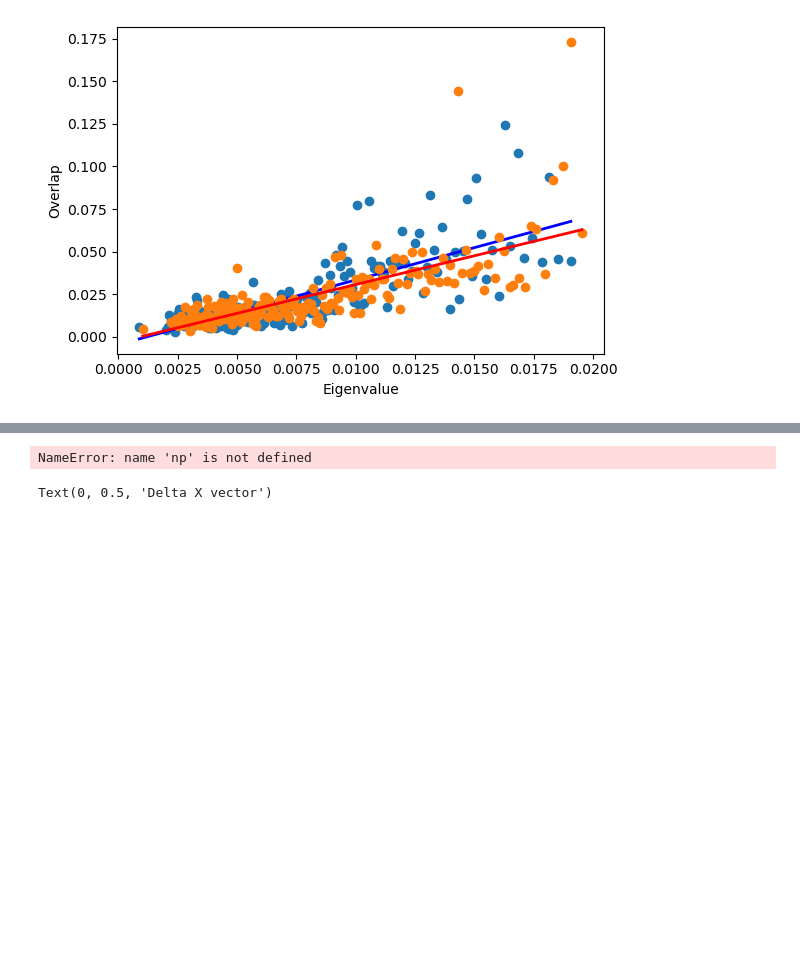
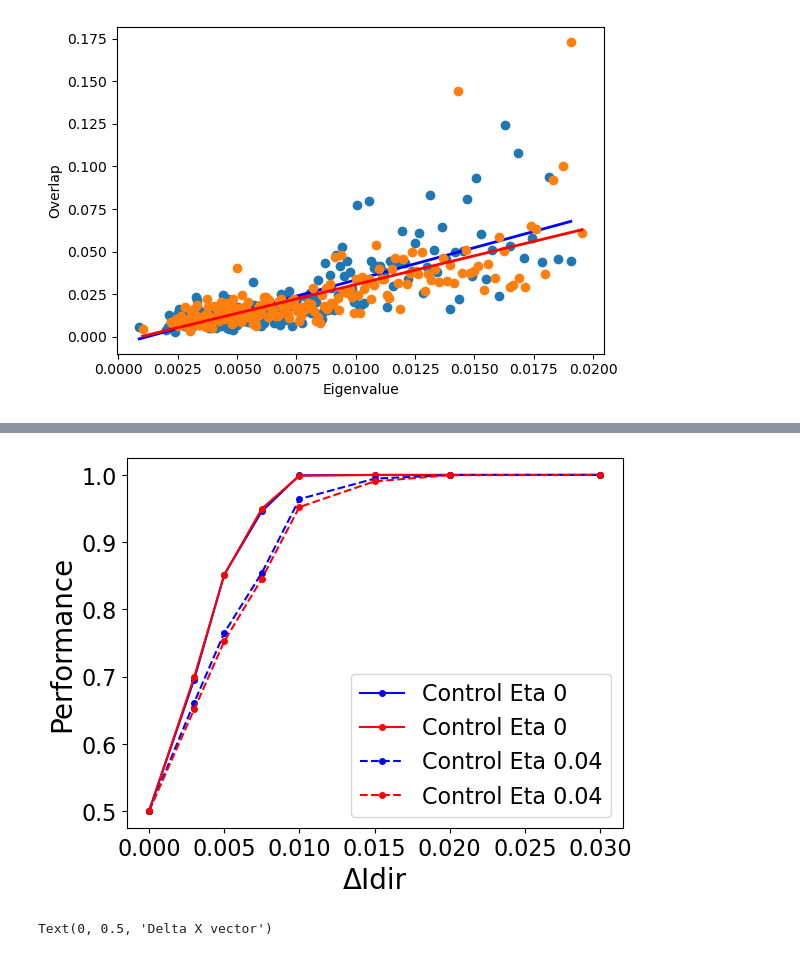
Before and after one commit to scastedo/continuous_attractor_project, a Jupyter notebook: data_analysis.ipynb, the cells around one changed output, grey strips where cells are left out. Drawn from its saved outputs; the diff is of its cells as text; code cells hidden in the pictures; blank space fills up the shorter version.

```diff
--- a/data_analysis.ipynb
+++ b/data_analysis.ipynb
@@ -737,8 +421,0 @@ HBox(children=(VBox(children=(HTML(value='<b>Trace 1</b>'), ToggleButtons(descri
-# %%
-for sigma_eta, sigma_temp in [(0.1, 0.1), (0.01, 0.0), (0.1, 0.0)]:
-    x_c, snr_c, err_c, _ = get_curve(1.0, 1.0, sigma_eta, sigma_temp, metric="snr")
-    x_f, snr_f, err_f, _ = get_curve(0.63, 1.22, sigma_eta, sigma_temp, metric="snr")
-
-    print(f"\nCondition σ_eta={sigma_eta}, σ_temp={sigma_temp}")
-    print("Control (1.0, 1.0): mean SNR =", snr_c.mean())
-    print("FR     (0.63,1.22): mean SNR =", snr_f.mean())
@@ -1217,49 +468,61 @@ def compute_snr_per_delta(state: np.ndarray, idir_values: np.ndarray, window_siz
 
     deltas, snrs = [], []
 
     # use combinations to avoid duplicate (i, j) vs (j, i); include both if you prefer symmetry
     # for idir_i, idir_j in combinations(range(idirs), 2):
     #     delta_idir = abs(idir_values[idir_i] - idir_values[idir_j])
     #     deltas.append(delta_idir)
     #     snrs.append(compute_snrs(data_avg, idir_1=idir_values[idir_i], idir_2=idir_values[idir_j]))
 
     idir_i = 0.5
     for idir_j in range(idirs):
-        if np.isclose(idir_values[idir_j], idir_i):
-            continue
+
         delta_idir = abs(idir_values[idir_j] - idir_i)
         deltas.append(delta_idir)
         snrs.append(compute_snrs(data_avg, idir_1=idir_i, idir_2=idir_values[idir_j]))
 
     return np.asarray(deltas), np.asarray(snrs)
-
-temp = 0.01
-window = 20
-
 def snr_to_performance(snrval):
     dprime = np.sqrt(snrval)
     z = dprime / np.sqrt(2)
     perf = norm.cdf(z)
     return perf
     # return snrval
 
-delta_vals, snr_vals = compute_snr_per_delta(tensors[1,1,temp,0.1], IDIR_VALUES, window_size=window)
-sorted_delta_vals1 = np.sort(delta_vals)
-sorted_snr_vals1 = snr_vals[np.argsort(delta_vals)]
+def plot_snr_delta(ampar, rin, sigma_eta, sigma_temp):
+    delta_vals, snr_vals = compute_snr_per_delta(tensors[ampar,rin,sigma_temp,sigma_eta], IDIR_VALUES, window_size=window)
+    sorted_delta_vals1 = np.sort(delta_vals)
+    sorted_snr_vals1 = snr_vals[np.argsort(delta_vals)]
+    return sorted_delta_vals1,snr_to_performance(sorted_snr_vals1)
 
-plt.plot(sorted_delta_vals1, snr_to_performance(sorted_snr_vals1), 'o-',color = 'blue', markersize = 4)
-delta_vals, snr_vals = compute_snr_per_delta(tensors[.63,1.22,temp,0.1], IDIR_VALUES, window_size=window)
-sorted_delta_vals2 = np.sort(delta_vals)
-sorted_snr_vals2 = snr_vals[np.argsort(delta_vals)]
-plt.plot(sorted_delta_vals2, snr_to_performance(sorted_snr_vals2),'o-', color = 'red', markersize = 4)
 
+
+window = 1
+temp = 0.01
+
+eta = 0.00
+plt.plot(plot_snr_delta(1,1,eta,temp)[0], plot_snr_delta(1,1,eta,temp)[1], 'o-',color = 'blue', label = 'Control Eta 0',markersize = 4)
+
+plt.plot(plot_snr_delta(0.63,1.22,eta,temp)[0], plot_snr_delta(0.63,1.22,eta,temp)[1],'o-', label = 'Control Eta 0',color = 'red', markersize = 4)
+
+
+eta = 0.04
+plt.plot(plot_snr_delta(1,1,eta,temp)[0], plot_snr_delta(1,1,eta,temp)[1], 'o--',color = 'blue', label = 'Control Eta 0.04',markersize = 4)
+plt.plot(plot_snr_delta(0.63,1.22,eta,temp)[0], plot_snr_delta(0.63,1.22,eta,temp)[1],'o--', label = 'Control Eta 0.04',color = 'red', markersize = 4)
+
+
+plt.xlabel("ΔIdir", fontsize=20)
+plt.ylabel("Performance", fontsize=20)
+# plt.title("Performance vs ΔIdir at Temp = 0.01, Eta = 0.01", fontsize=16)
+plt.xticks(fontsize=16)
+plt.yticks(fontsize=16)
+plt.legend(fontsize=16)
 plt.show()
-plt.plot(sorted_delta_vals2, sorted_snr_vals2/sorted_snr_vals1, 'o-', color = 'green', markersize = 4)
 
 # plt.xlim(0,0.023)
 # plt.ylim(0.5,.9)
 # %% [output]
-NameError: name 'np' is not defined
+[figure, added]
 # %%
 Idir = 0.5
 N = 200
```
Also changed, not shown: parts of 12 cells of this notebook, 14 other files.
